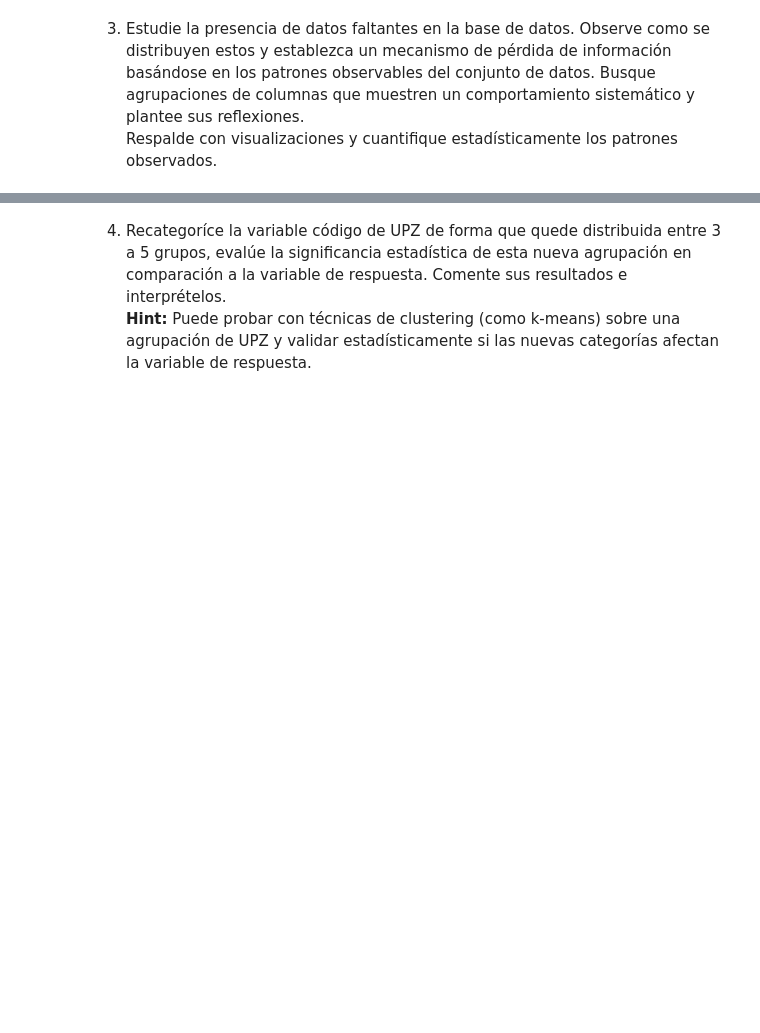
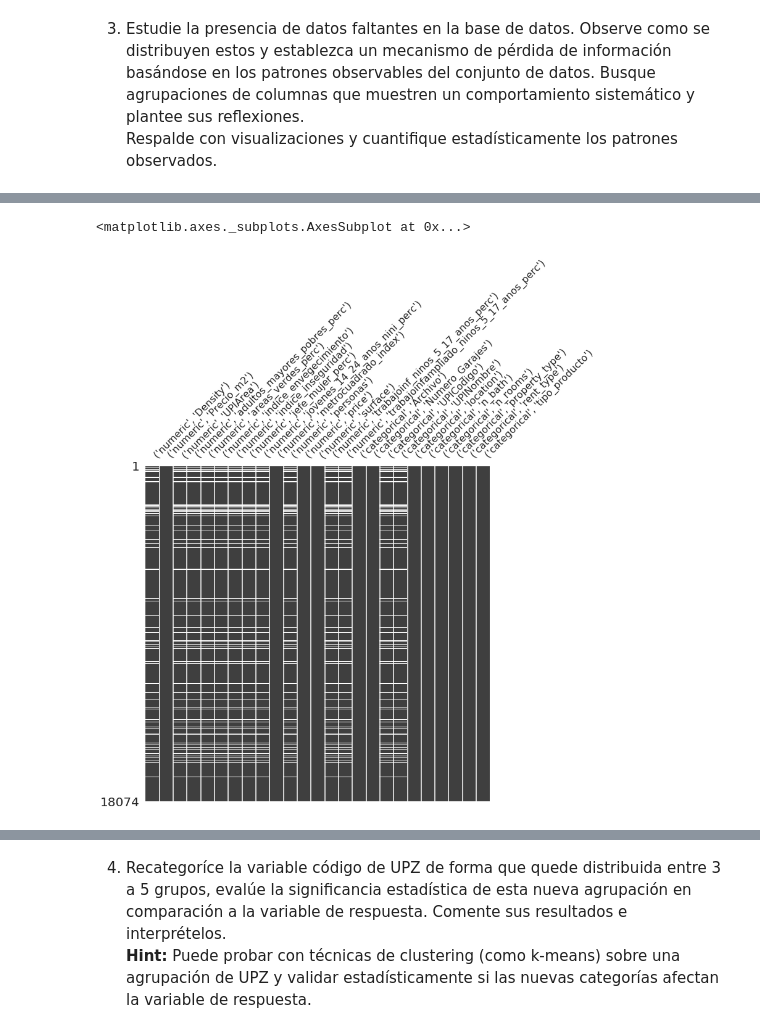
Before and after one commit to fbadilla1/tarea1-Lab, a Jupyter notebook: tarea1.ipynb, the cells around one changed output, grey strips where cells are left out. Cells and saved outputs as stored; diff of their text form; code cells hidden in the pictures; blank space fills up the shorter version.

```diff
--- a/tarea1.ipynb
+++ b/tarea1.ipynb
@@ -340,3 +332,6 @@ fig.savefig('./fig/numeric.pdf', bbox_inches='tight')
 # %% [markdown]
 3. Estudie la presencia de datos faltantes en la base de datos. Observe como se distribuyen estos y establezca un mecanismo de pérdida de información basándose en los patrones observables del conjunto de datos. Busque agrupaciones de columnas que muestren un comportamiento sistemático y plantee sus reflexiones.\
 Respalde con visualizaciones y cuantifique estadísticamente los patrones observados.
+# %%
+df.replace('nan',np.nan, inplace = True)
+df.isnull().sum()
@@ -342,0 +356,6 @@ Respalde con visualizaciones y cuantifique estadísticamente los patrones observ
+# %%
+fig, ax = plt.subplots(figsize = [10, 10])
+msno.matrix(df,ax = ax, sparkline=False)
+# %% [output]
+<matplotlib.axes._subplots.AxesSubplot at 0x...>
+[figure, added]
```
Also changed, not shown: parts of 6 cells of this notebook.
